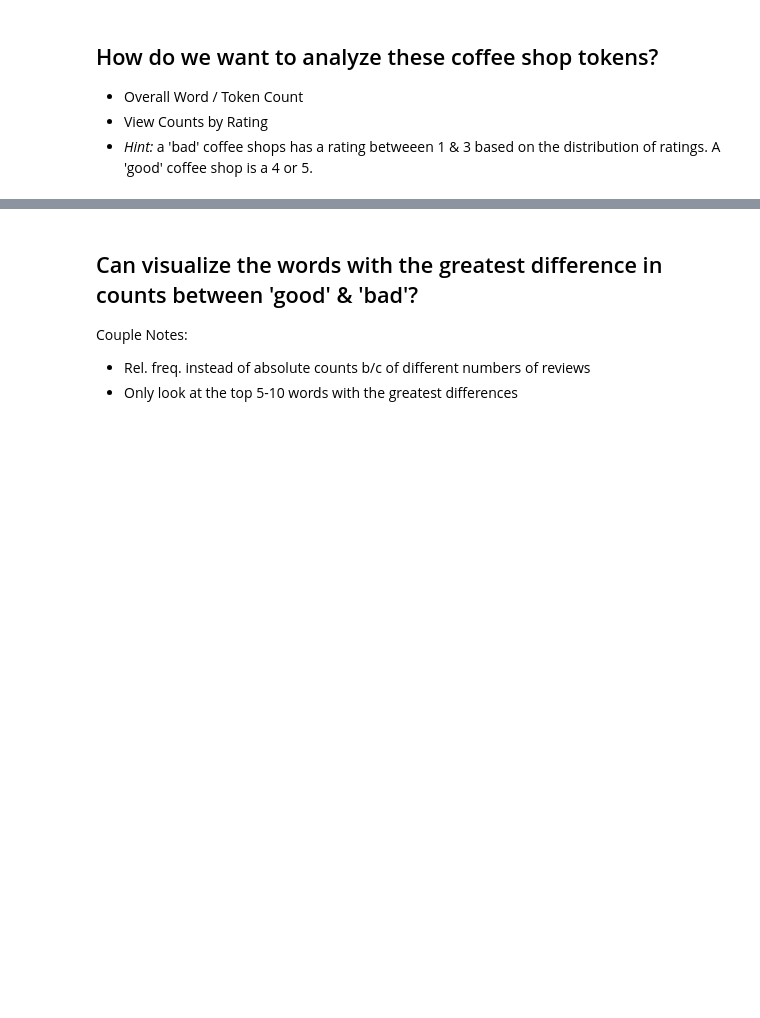
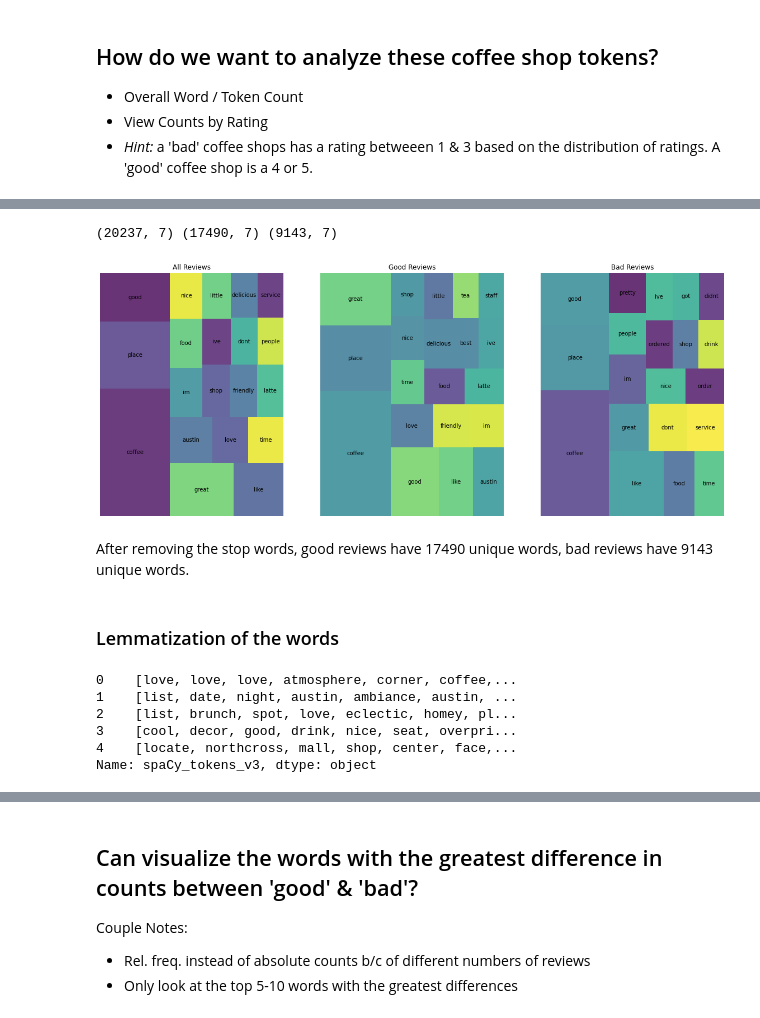
Before and after one commit to deanhadzi/DS-Unit-4-Sprint-1-NLP, a Jupyter notebook: module1-text-data/LS_DS_411_Text_Data_Assignment.ipynb, the cells around one changed output, grey strips where cells are left out. Saved outputs shown, nothing was run; the diff lists cells and outputs as text; code cells hidden in the pictures; blank space fills up the shorter version.

```diff
--- a/module1-text-data/LS_DS_411_Text_Data_Assignment.ipynb
+++ b/module1-text-data/LS_DS_411_Text_Data_Assignment.ipynb
@@ -308,26 +306,59 @@ wc_v2.head()
 # %%
 # Use the Function for all reviews, good reviews only, and bad reviews only
+
 wc_v2 = count(shops['spaCy_tokens_v2'])
 wc_good_v2 = count(shops[shops['good'] == 1]['spaCy_tokens_v2'])
 wc_bad_v2 = count(shops[shops['bad'] == 1]['spaCy_tokens_v2'])
 print(wc_v2.shape, wc_good_v2.shape, wc_bad_v2.shape)
 
 # Get top 20 word occurences for each set of data
+
 wc_top20_v2 = wc_v2[wc_v2['rank'] <= 20]
 wc_good_top20_v2 = wc_good_v2[wc_good_v2['rank'] <= 20]
 wc_bad_top20_v2 = wc_bad_v2[wc_bad_v2['rank'] <= 20]
 
 fig, axes = plt.subplots(1, 3, figsize=(20, 8))
 
 axes[0].set_title('All Reviews')
 squarify.plot(sizes=wc_top20_v2['pct_total'], label=wc_top20_v2['word'], alpha=.8, ax=axes[0])
 axes[0].axis('off')
 
 axes[1].set_title('Good Reviews')
-squarify.plot(sizes=wc_good_top20_v2['pct_total'], label=wc_good_top20['word'], alpha=.8, ax=axes[1])
+squarify.plot(sizes=wc_good_top20_v2['pct_total'], label=wc_good_top20_v2['word'], alpha=.8, ax=axes[1])
 axes[1].axis('off')
 
 axes[2].set_title('Bad Reviews')
-squarify.plot(sizes=wc_bad_top20['pct_total'], label=wc_bad_top20['word'], alpha=.8, ax=axes[2])
+squarify.plot(sizes=wc_bad_top20_v2['pct_total'], label=wc_bad_top20_v2['word'], alpha=.8, ax=axes[2])
 axes[2].axis('off')
 plt.show()
+# %% [output]
+(20237, 7) (17490, 7) (9143, 7)
+[figure, added]
+# %% [markdown]
+After removing the stop words, good reviews have 17490 unique words, bad reviews have 9143 unique words.
+# %% [markdown]
+### Lemmatization of the words
+# %%
+tokens = []
+empty = ' '
+
+# Return lemmas
+for doc in tokenizer.pipe(shops['full_review_text_cleaned'], batch_size=500):
+
+    doc_tokens = []
+
+    for token in doc:
+        if (token.is_stop == False) & (token.is_punct == False) & (token.pos_ != 'PRON') & (token.text != empty):
+            doc_tokens.append(token.lemma_)
+
+    tokens.append(doc_tokens)
+
+shops['spaCy_tokens_v3'] = tokens
+shops['spaCy_tokens_v3'].head()
+# %% [output]
+0    [love, love, love, atmosphere, corner, coffee,...
+1    [list, date, night, austin, ambiance, austin, ...
+2    [list, brunch, spot, love, eclectic, homey, pl...
+3    [cool, decor, good, drink, nice, seat, overpri...
+4    [locate, northcross, mall, shop, center, face,...
+Name: spaCy_tokens_v3, dtype: object
```
Also changed, not shown: parts of 23 cells of this notebook, 1 other file.
